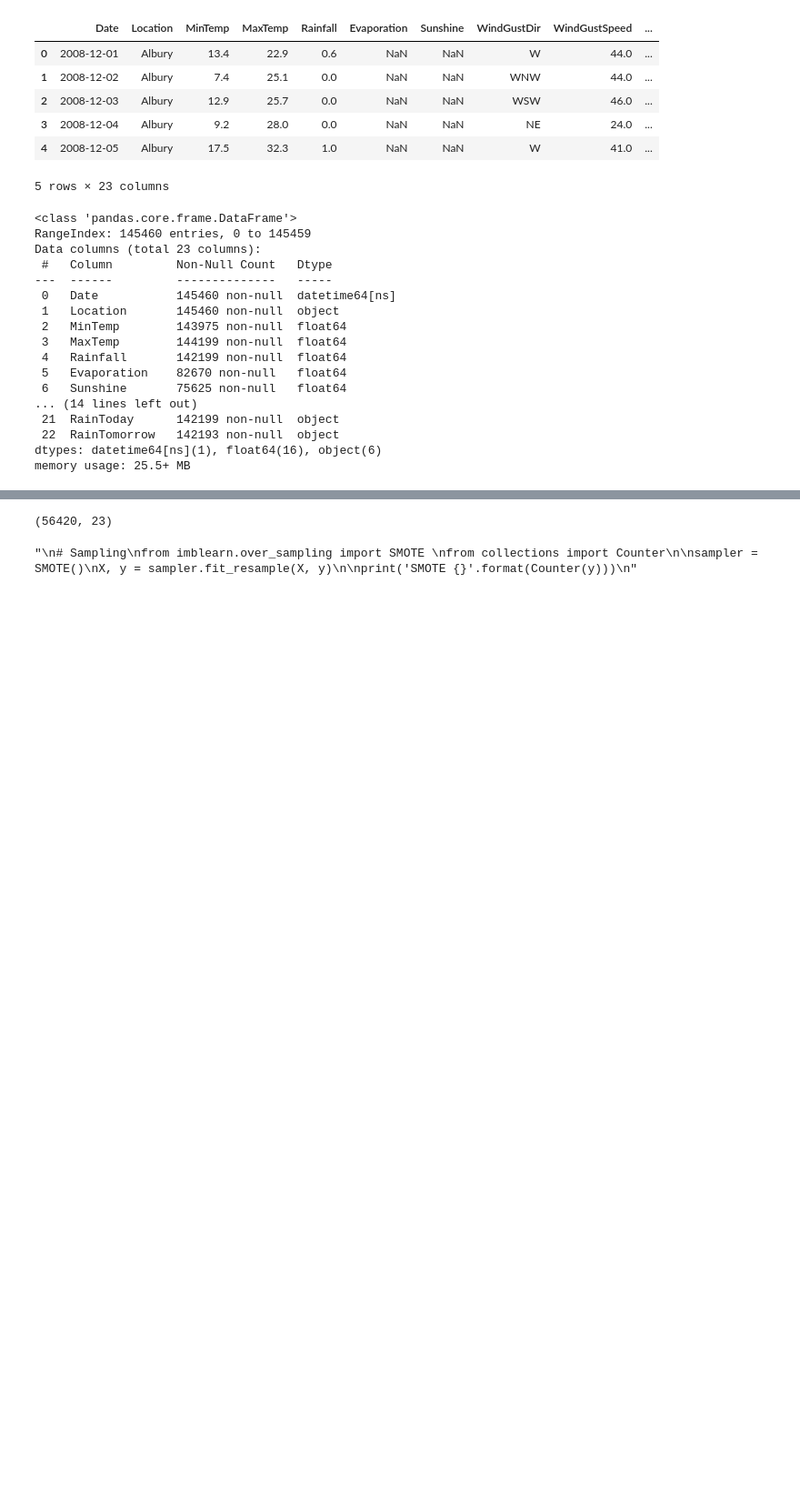
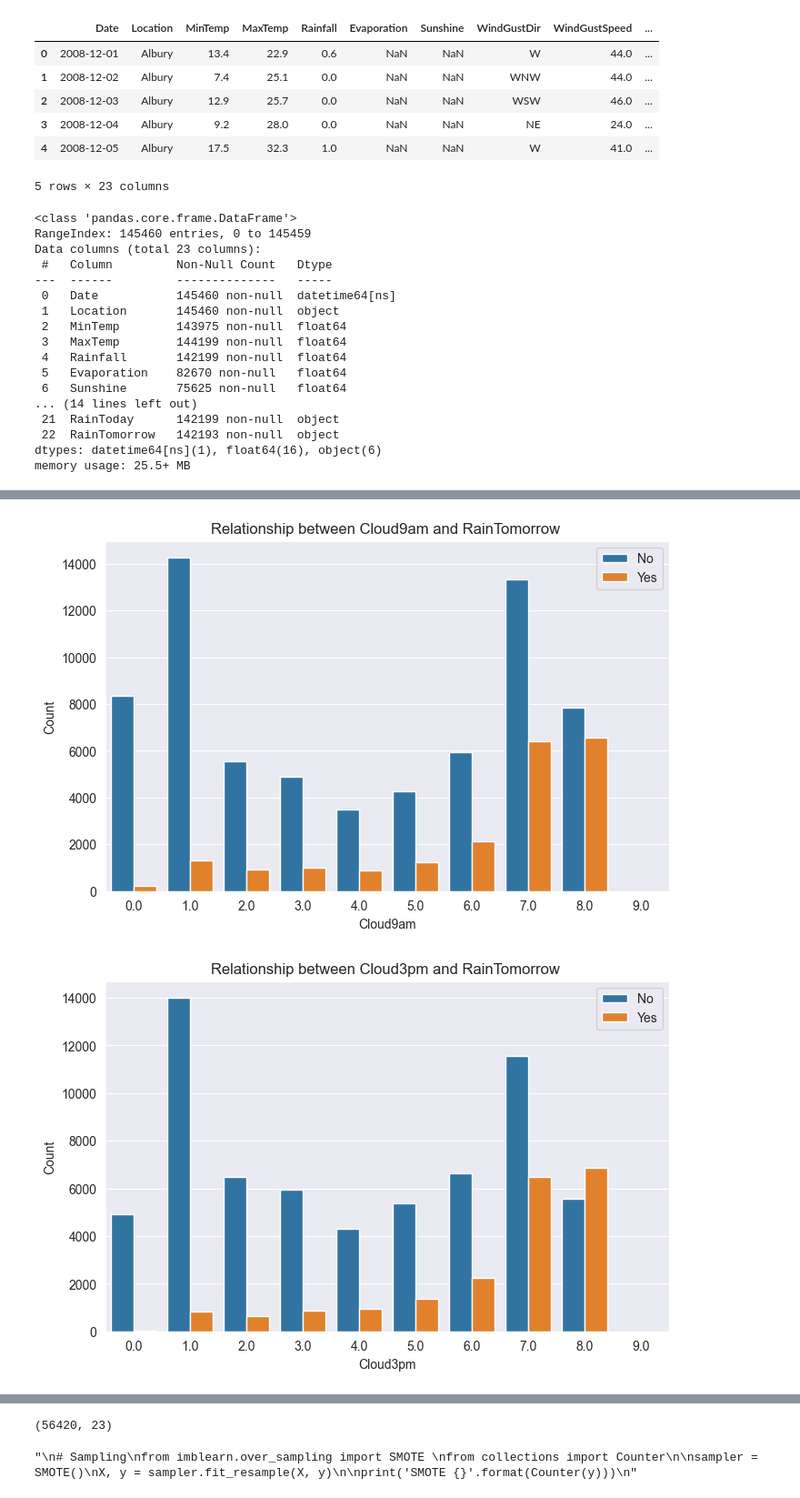
Before and after one commit to asif851/WeatherAus_Prediction, a Jupyter notebook: analysis.ipynb, the cells around one changed output, grey strips where cells are left out. Shown at 91% size. Cells and saved outputs as stored; diff of their text form; code cells hidden in the pictures; blank space fills up the shorter version.

```diff
--- a/analysis.ipynb
+++ b/analysis.ipynb
@@ -153,0 +202,8 @@ memory usage: 25.5+ MB
+# %%
+# list of numerical variables
+numerical_features = [feature for feature in df.columns if df[feature].dtypes != 'O']
+
+print('Number of numerical variables: ', len(numerical_features))
+
+# visualise the numerical variables
+df[numerical_features].head()
@@ -153,0 +218,6 @@ memory usage: 25.5+ MB
+# %%
+## Numerical variables are usually of 2 type
+## 1. Continous variable and Discrete Variables
+
+discrete_feature=[feature for feature in numerical_features if len(df[feature].unique())<25]
+print("Discrete Variables Count: {}".format(len(discrete_feature)))
@@ -153,0 +239,20 @@ memory usage: 25.5+ MB
+# %%
+import seaborn as sns
+import matplotlib.pyplot as plt
+
+for feature in discrete_feature:
+    data = df.copy()
+
+    # Plot the count of categories in SalePrice for each value of the discrete feature
+    plt.figure(figsize=(8, 5))
+    sns.countplot(data=data, x=feature, hue='RainTomorrow')
+
+    # Set plot labels and title
+    plt.xlabel(feature)
+    plt.ylabel('Count')
+    plt.title(f"Relationship between {feature} and RainTomorrow ")
+    plt.legend(title='')
+    plt.show()
+# %% [output]
+[figure, added]
+[figure, added]
```
Also changed, not shown: parts of 16 cells of this notebook.
